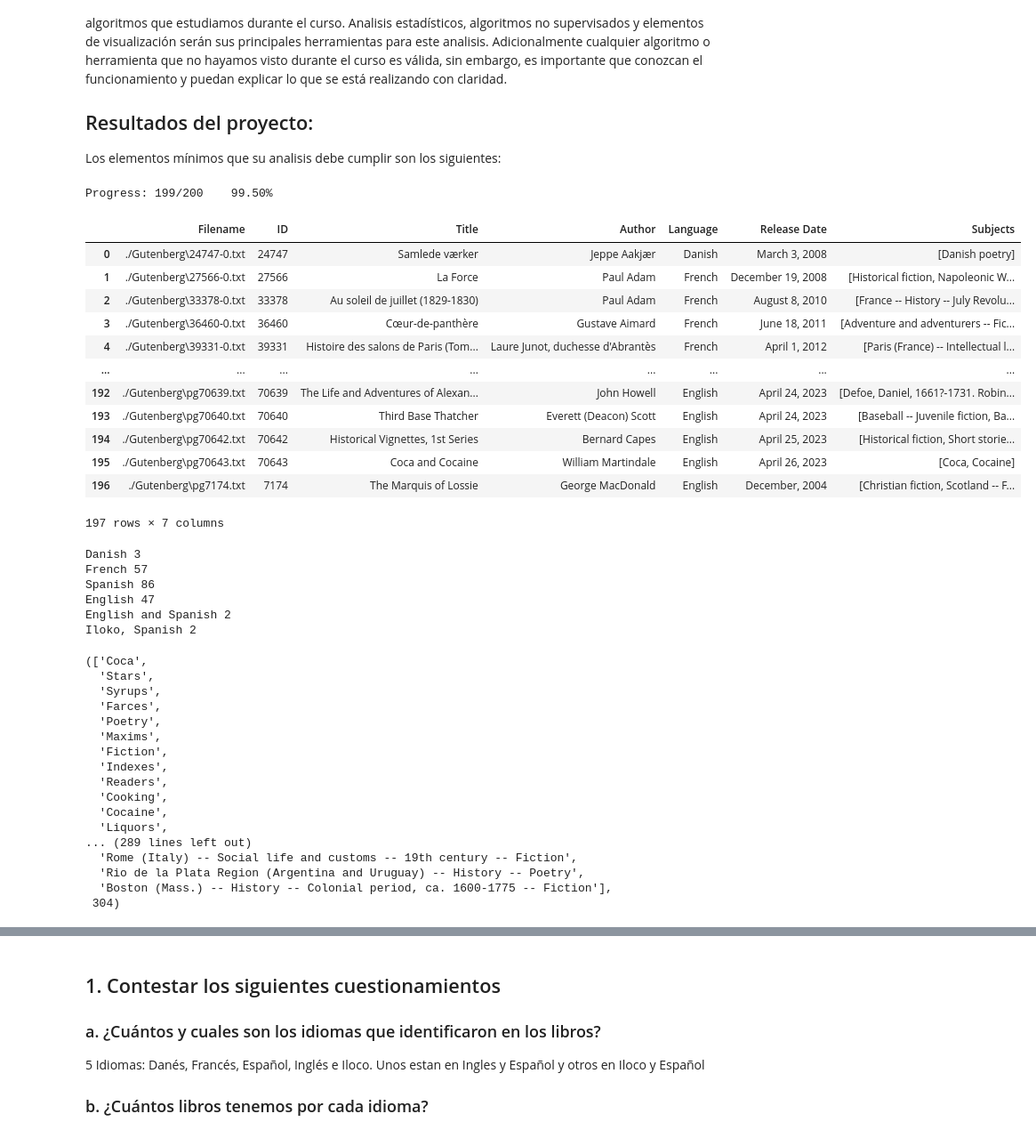
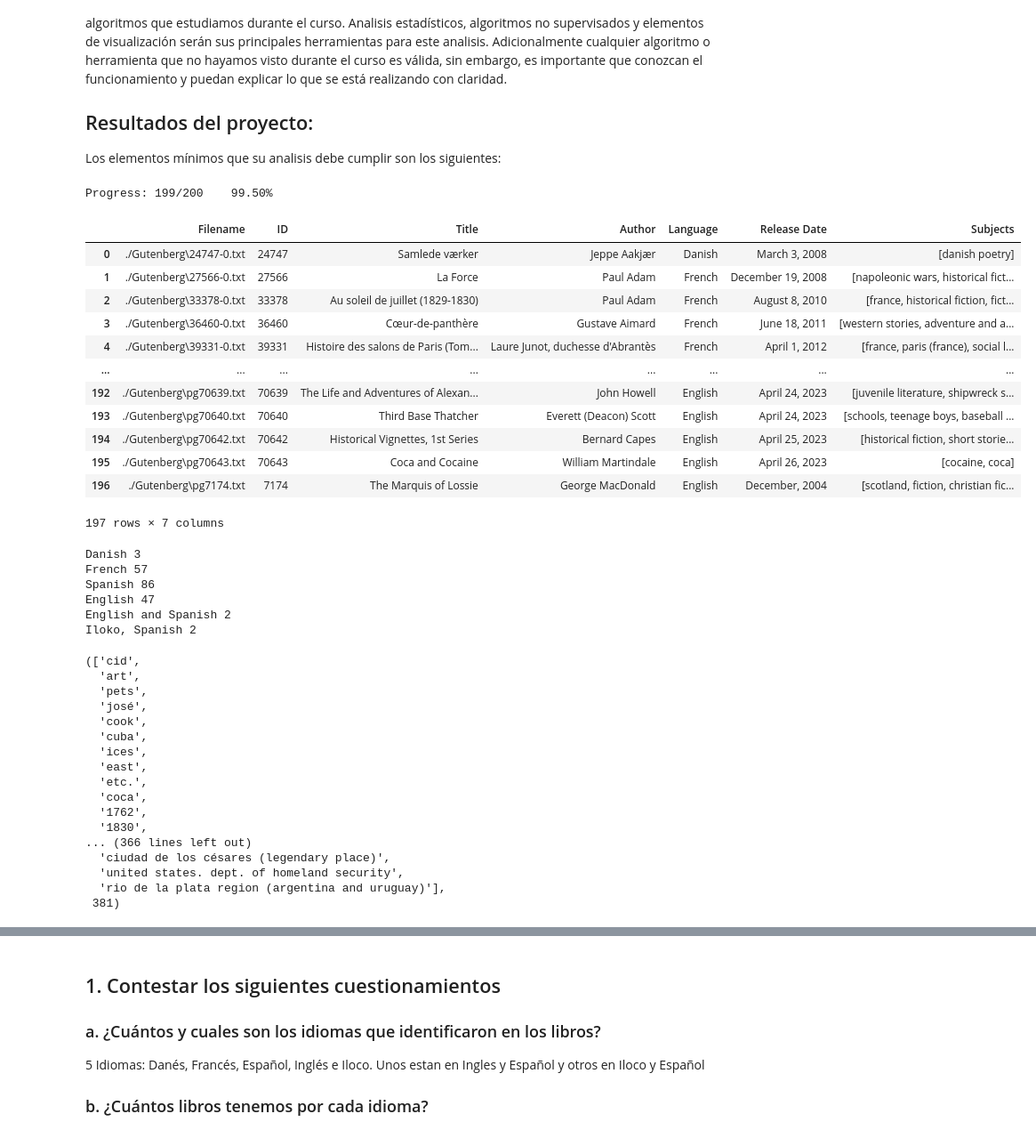
Before and after one commit to GGA-SchoolWork/AprendizajeAutomatico_Gutenberg, a Jupyter notebook: gutenberg.ipynb, the cells around one changed output, grey strips where cells are left out. Shown: that part at 89% size. Cells and saved outputs as stored; diff of their text form; code cells hidden in the pictures.

```diff
--- a/gutenberg.ipynb
+++ b/gutenberg.ipynb
@@ -67,9 +67,17 @@ def create_csv(csv_name: str):
         # Hacemos un request a gutendex, una API para el Proyecto Gutenberg para sacar los subjects
         r = requests.get(f'https://gutendex.com/books/{id}')
         subjects = r.json().get('subjects')
-        # print(subjects)
 
-        row.append(subjects)
+        if subjects:
+            subjects = [s.lower() for s in subjects]
+            subject_set = set()
+            for s in subjects:
+                subject_set = subject_set.union(set(re.split(r',\s*|\s+--\s+', s)))
+
+            subject_list = list(subject_set)
+            row.append(subject_list)
+        else:
+            row.append(None)
 
         if None not in row:
             df.loc[len(df)] = row
@@ -78,31 +86,32 @@ def create_csv(csv_name: str):
     df.to_csv(csv_name, index=False)
     return df
 # %%
+from ast import literal_eval
 import os.path
 
 fname = 'gutenberg.csv'
 
 # importar de csv si ya existe
 if os.path.isfile(fname):
-    df = pd.read_csv(fname)
+    df = pd.read_csv(fname, converters={'Subjects': literal_eval})
 else:
     df = create_csv(fname)
 
 df
 # %% [output]
 Progress: 199/200    99.50%
 |  | Filename | ID | Title | Author | Language | Release Date | Subjects |
-| 0 | ./Gutenberg\24747-0.txt | 24747 | Samlede værker | Jeppe Aakjær | Danish | March 3, 2008 | [Danish poetry] |
-| 1 | ./Gutenberg\27566-0.txt | 27566 | La Force | Paul Adam | French | December 19, 2008 | [Historical fiction, Napoleonic W... |
-| 2 | ./Gutenberg\33378-0.txt | 33378 | Au soleil de juillet (1829-1830) | Paul Adam | French | August 8, 2010 | [France -- History -- July Revolu... |
-| 3 | ./Gutenberg\36460-0.txt | 36460 | Cœur-de-panthère | Gustave Aimard | French | June 18, 2011 | [Adventure and adventurers -- Fic... |
-| 4 | ./Gutenberg\39331-0.txt | 39331 | Histoire des salons de Paris (Tom... | Laure Junot, duchesse d'Abrantès | French | April 1, 2012 | [Paris (France) -- Intellectual l... |
+| 0 | ./Gutenberg\24747-0.txt | 24747 | Samlede værker | Jeppe Aakjær | Danish | March 3, 2008 | [danish poetry] |
+| 1 | ./Gutenberg\27566-0.txt | 27566 | La Force | Paul Adam | French | December 19, 2008 | [napoleonic wars, historical fict... |
+| 2 | ./Gutenberg\33378-0.txt | 33378 | Au soleil de juillet (1829-1830) | Paul Adam | French | August 8, 2010 | [france, historical fiction, fict... |
+| 3 | ./Gutenberg\36460-0.txt | 36460 | Cœur-de-panthère | Gustave Aimard | French | June 18, 2011 | [western stories, adventure and a... |
+| 4 | ./Gutenberg\39331-0.txt | 39331 | Histoire des salons de Paris (Tom... | Laure Junot, duchesse d'Abrantès | French | April 1, 2012 | [france, paris (france), social l... |
 | ... | ... | ... | ... | ... | ... | ... | ... |
-| 192 | ./Gutenberg\pg70639.txt | 70639 | The Life and Adventures of Alexan... | John Howell | English | April 24, 2023 | [Defoe, Daniel, 1661?-1731. Robin... |
-| 193 | ./Gutenberg\pg70640.txt | 70640 | Third Base Thatcher | Everett (Deacon) Scott | English | April 24, 2023 | [Baseball -- Juvenile fiction, Ba... |
-| 194 | ./Gutenberg\pg70642.txt | 70642 | Historical Vignettes, 1st Series | Bernard Capes | English | April 25, 2023 | [Historical fiction, Short storie... |
-| 195 | ./Gutenberg\pg70643.txt | 70643 | Coca and Cocaine | William Martindale | English | April 26, 2023 | [Coca, Cocaine] |
-| 196 | ./Gutenberg\pg7174.txt | 7174 | The Marquis of Lossie | George MacDonald | English | December, 2004 | [Christian fiction, Scotland -- F... |
+| 192 | ./Gutenberg\pg70639.txt | 70639 | The Life and Adventures of Alexan... | John Howell | English | April 24, 2023 | [juvenile literature, shipwreck s... |
+| 193 | ./Gutenberg\pg70640.txt | 70640 | Third Base Thatcher | Everett (Deacon) Scott | English | April 24, 2023 | [schools, teenage boys, baseball ... |
+| 194 | ./Gutenberg\pg70642.txt | 70642 | Historical Vignettes, 1st Series | Bernard Capes | English | April 25, 2023 | [historical fiction, short storie... |
+| 195 | ./Gutenberg\pg70643.txt | 70643 | Coca and Cocaine | William Martindale | English | April 26, 2023 | [cocaine, coca] |
+| 196 | ./Gutenberg\pg7174.txt | 7174 | The Marquis of Lossie | George MacDonald | English | December, 2004 | [scotland, fiction, christian fic... |
 197 rows × 7 columns
 # %%
 # Separamos libros por idioma
@@ -123,25 +132,24 @@ English and Spanish 2
 Iloko, Spanish 2
 # %%
 # Combinamos los generos a una sola lista y ordenamos por tamaño
-
 subjects = sorted(list(set([a for b in df.Subjects.tolist() for a in b])), key=len)
 
 subjects, len(subjects)
 # %% [output]
-(['Coca',
-  'Stars',
-  'Syrups',
-  'Farces',
-  'Poetry',
-  'Maxims',
-  'Fiction',
-  'Indexes',
-  'Readers',
-  'Cooking',
-  'Cocaine',
-  'Liquors',
-... (289 lines left out)
-  'Rome (Italy) -- Social life and customs -- 19th century -- Fiction',
-  'Rio de la Plata Region (Argentina and Uruguay) -- History -- Poetry',
-  'Boston (Mass.) -- History -- Colonial period, ca. 1600-1775 -- Fiction'],
- 304)
+(['cid',
+  'art',
+  'pets',
+  'josé',
+  'cook',
+  'cuba',
+  'ices',
+  'east',
+  'etc.',
+  'coca',
+  '1762',
+  '1830',
+... (366 lines left out)
+  'ciudad de los césares (legendary place)',
+  'united states. dept. of homeland security',
+  'rio de la plata region (argentina and uruguay)'],
+ 381)
```
Also changed, not shown: parts of 11 cells of this notebook, 2 other files.
